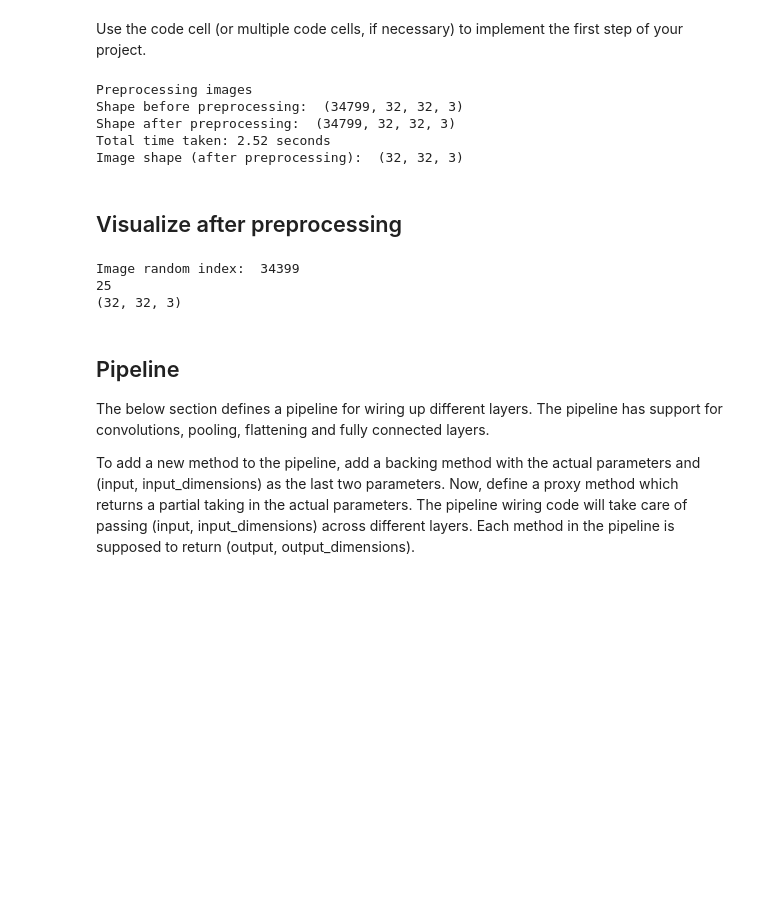
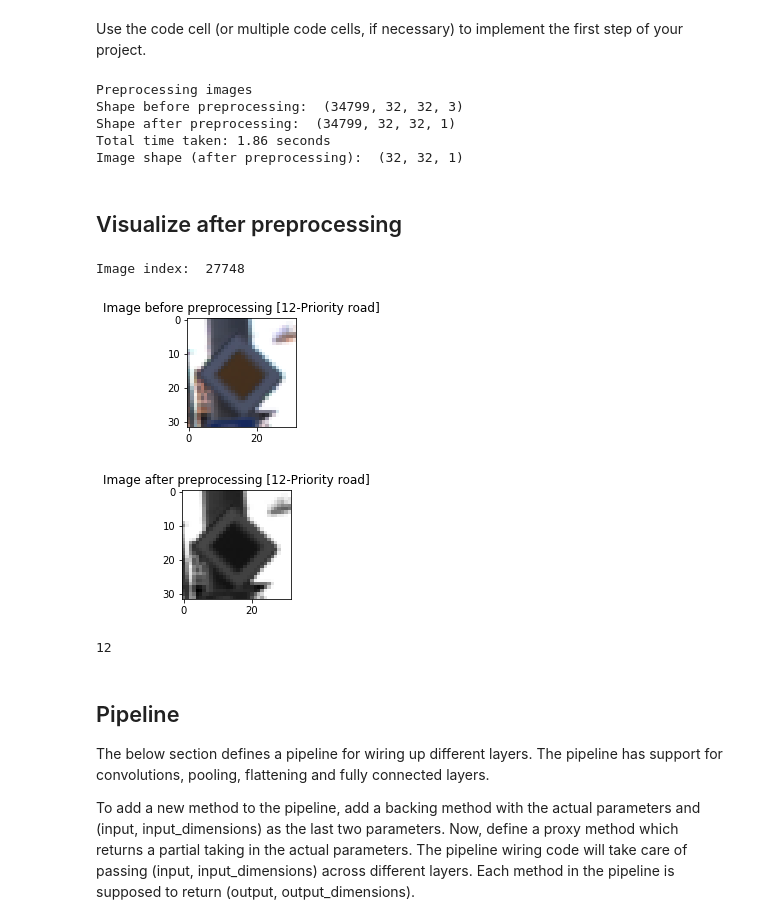
Before and after one commit to vijay-daniel/CarND-Traffic-Sign-Classifier-Project, a Jupyter notebook: Traffic_Sign_Classifier.ipynb, the cells around one changed output. Saved outputs shown, nothing was run; the diff lists cells and outputs as text; code cells hidden in the pictures; blank space fills up the shorter version.

```diff
--- a/Traffic_Sign_Classifier.ipynb
+++ b/Traffic_Sign_Classifier.ipynb
@@ -176,18 +210,14 @@ Use the code cell (or multiple code cells, if necessary) to implement the first
 import cv2
 
 def preprocess(img):
+
     # Convert to grayscale
     gray_image = cv2.cvtColor(img, cv2.COLOR_BGR2GRAY)
-
-    # For some images, histogram equalization gives a better picture
-    hist_image = cv2.equalizeHist(gray_image)
 
     # We normalize in order to deal with overly bright or overly dark pictures
     norm_image = cv2.normalize(gray_image, np.zeros(gray_image.shape), 0, 255, cv2.NORM_MINMAX, dtype=cv2.CV_8U)
 
-    # Keep each version of the original as a separate channel
-    return np.stack([gray_image, hist_image, norm_image], axis = -1)
-#     return img
+    return np.stack([norm_image], axis = -1)
 
 def preprocess_list(images):
     processed_images = [preprocess(img) for img in images]
@@ -196,7 +226,6 @@ def preprocess_list(images):
 
 print("Preprocessing images")
 with StopWatch() as sw:
-#     X_train = X_train[:5]
     print("Shape before preprocessing: ", clr_X_train.shape)
     X_train = preprocess_list(clr_X_train)
     print("Shape after preprocessing: ", X_train.shape)
@@ -208,43 +237,30 @@ print("Image shape (after preprocessing): ", image_shape)
 # %% [output]
 Preprocessing images
 Shape before preprocessing:  (34799, 32, 32, 3)
-Shape after preprocessing:  (34799, 32, 32, 3)
-Total time taken: 2.52 seconds
-Image shape (after preprocessing):  (32, 32, 3)
+Shape after preprocessing:  (34799, 32, 32, 1)
+Total time taken: 1.86 seconds
+Image shape (after preprocessing):  (32, 32, 1)
 # %% [markdown]
 ## Visualize after preprocessing
-# %%
-import random
-import cv2
-### Data exploration visualization code goes here.
-### Feel free to use as many code cells as needed.
-import matplotlib.pyplot as plt
-# Visualizations will be shown in the notebook.
-%matplotlib inline
-
-index = random.randint(0, len(X_train))
-print("Image random index: ", index)
-# image = X_train[index].squeeze()
-# gray_image = X_train[index].squeeze()
-
-# print(gray_image.dtype)
-
-print(y_train[index])
-
-# plt.figure(figsize=(2,2))
-# plt.imshow(gray_image, cmap='gray')
-# plt.show()
-print(X_train[index].shape)
-# print("After squeezing:", X_train[index][:,:,1].shape)
-# plt.imshow(X_train[index][:,:,:1].squeeze(), cmap='gray')
-# plt.show()
-
-# plt.imshow(np.hstack((X_train[index][:,:,0], X_train[index][:,:,1])), cmap='gray')
-# plt.show()
-# %% [output]
-Image random index:  34399
-25
-(32, 32, 3)
+# %%
+import random
+import cv2
+import matplotlib.pyplot as plt
+%matplotlib inline
+
+
+index = random.randint(0, len(X_train))
+print("Image index: ", index)
+
+plot_image([clr_X_train[index]], "Image before preprocessing " + get_name(y_train[index]))
+plot_image([X_train[index]], "Image after preprocessing " + get_name(y_train[index]))
+
+print(y_train[index])
+# %% [output]
+Image index:  27748
+[figure, added]
+[figure, added]
+12
 # %% [markdown]
 ## Pipeline
 
```
Also changed, not shown: parts of 10 cells of this notebook.
